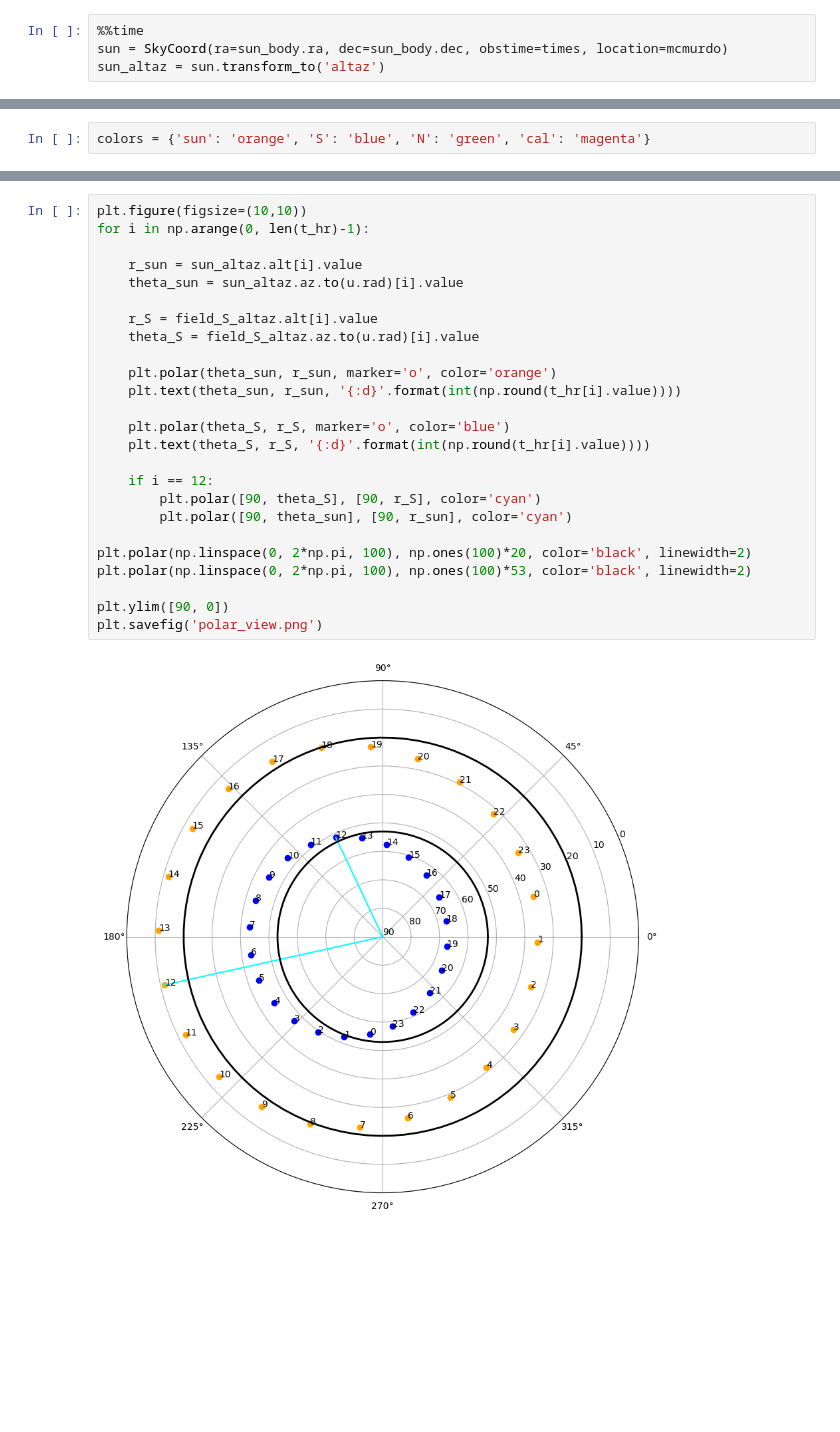
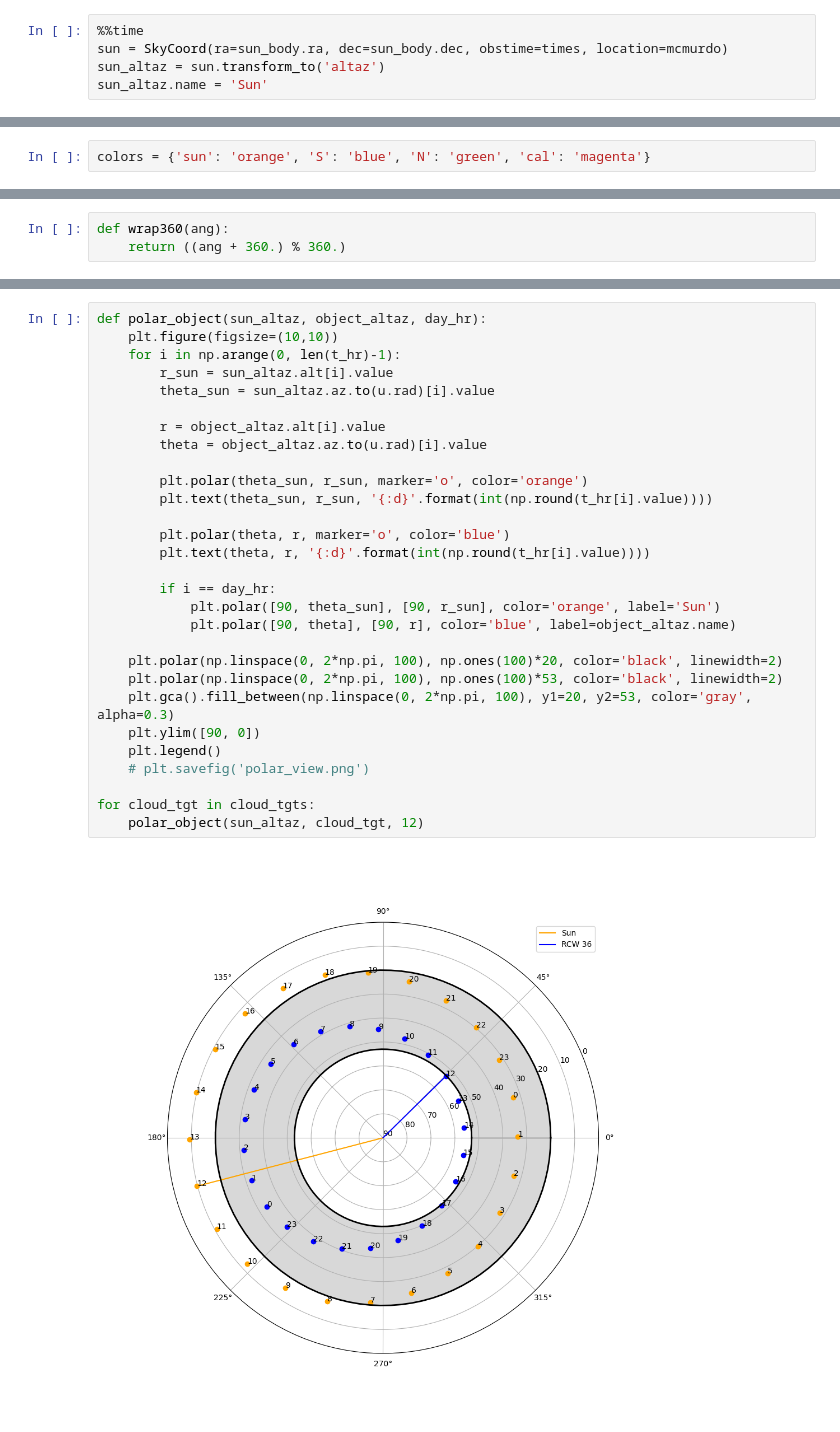
Before and after one commit to tim-balloon/tim-memos, a Jupyter notebook: TIM_VisibilityCalculator.ipynb, the cells around one changed output, grey strips where cells are left out. Saved outputs shown, nothing was run; the diff lists cells and outputs as text; blank space fills up the shorter version.

```diff
--- a/TIM_VisibilityCalculator.ipynb
+++ b/TIM_VisibilityCalculator.ipynb
@@ -23,4 +25,5 @@ Wall time: 48.9 ms
 %%time
 sun = SkyCoord(ra=sun_body.ra, dec=sun_body.dec, obstime=times, location=mcmurdo)
 sun_altaz = sun.transform_to('altaz')
+sun_altaz.name = 'Sun'
 # %% [output]
@@ -138 +205,4 @@ def small_ang(t1, t2):
     return ang
+# %%
+def wrap360(ang):
+    return ((ang + 360.) % 360.)
@@ -160,27 +245,31 @@ ax.legend();
 # %%
-plt.figure(figsize=(10,10))
-for i in np.arange(0, len(t_hr)-1):
+def polar_object(sun_altaz, object_altaz, day_hr):
+    plt.figure(figsize=(10,10))
+    for i in np.arange(0, len(t_hr)-1):
+        r_sun = sun_altaz.alt[i].value
+        theta_sun = sun_altaz.az.to(u.rad)[i].value
 
-    r_sun = sun_altaz.alt[i].value
-    theta_sun = sun_altaz.az.to(u.rad)[i].value
+        r = object_altaz.alt[i].value
+        theta = object_altaz.az.to(u.rad)[i].value
 
-    r_S = field_S_altaz.alt[i].value
-    theta_S = field_S_altaz.az.to(u.rad)[i].value
+        plt.polar(theta_sun, r_sun, marker='o', color='orange')
+        plt.text(theta_sun, r_sun, '{:d}'.format(int(np.round(t_hr[i].value))))
 
-    plt.polar(theta_sun, r_sun, marker='o', color='orange')
-    plt.text(theta_sun, r_sun, '{:d}'.format(int(np.round(t_hr[i].value))))
+        plt.polar(theta, r, marker='o', color='blue')
+        plt.text(theta, r, '{:d}'.format(int(np.round(t_hr[i].value))))
 
-    plt.polar(theta_S, r_S, marker='o', color='blue')
-    plt.text(theta_S, r_S, '{:d}'.format(int(np.round(t_hr[i].value))))
+        if i == day_hr:
+            plt.polar([90, theta_sun], [90, r_sun], color='orange', label='Sun')
+            plt.polar([90, theta], [90, r], color='blue', label=object_altaz.name)
 
-    if i == 12:
-        plt.polar([90, theta_S], [90, r_S], color='cyan')
-        plt.polar([90, theta_sun], [90, r_sun], color='cyan')
+    plt.polar(np.linspace(0, 2*np.pi, 100), np.ones(100)*20, color='black', linewidth=2)
+    plt.polar(np.linspace(0, 2*np.pi, 100), np.ones(100)*53, color='black', linewidth=2)
+    plt.gca().fill_between(np.linspace(0, 2*np.pi, 100), y1=20, y2=53, color='gray', alpha=0.3)
+    plt.ylim([90, 0])
+    plt.legend()
+    # plt.savefig('polar_view.png')
 
-plt.polar(np.linspace(0, 2*np.pi, 100), np.ones(100)*20, color='black', linewidth=2)
-plt.polar(np.linspace(0, 2*np.pi, 100), np.ones(100)*53, color='black', linewidth=2)
-
-plt.ylim([90, 0])
-plt.savefig('polar_view.png')
+for cloud_tgt in cloud_tgts:
+    polar_object(sun_altaz, cloud_tgt, 12)
 # %% [output]
-[figure, old version]
+[figure, new version]
```
Also changed, not shown: parts of 20 cells of this notebook, 1 other file.
